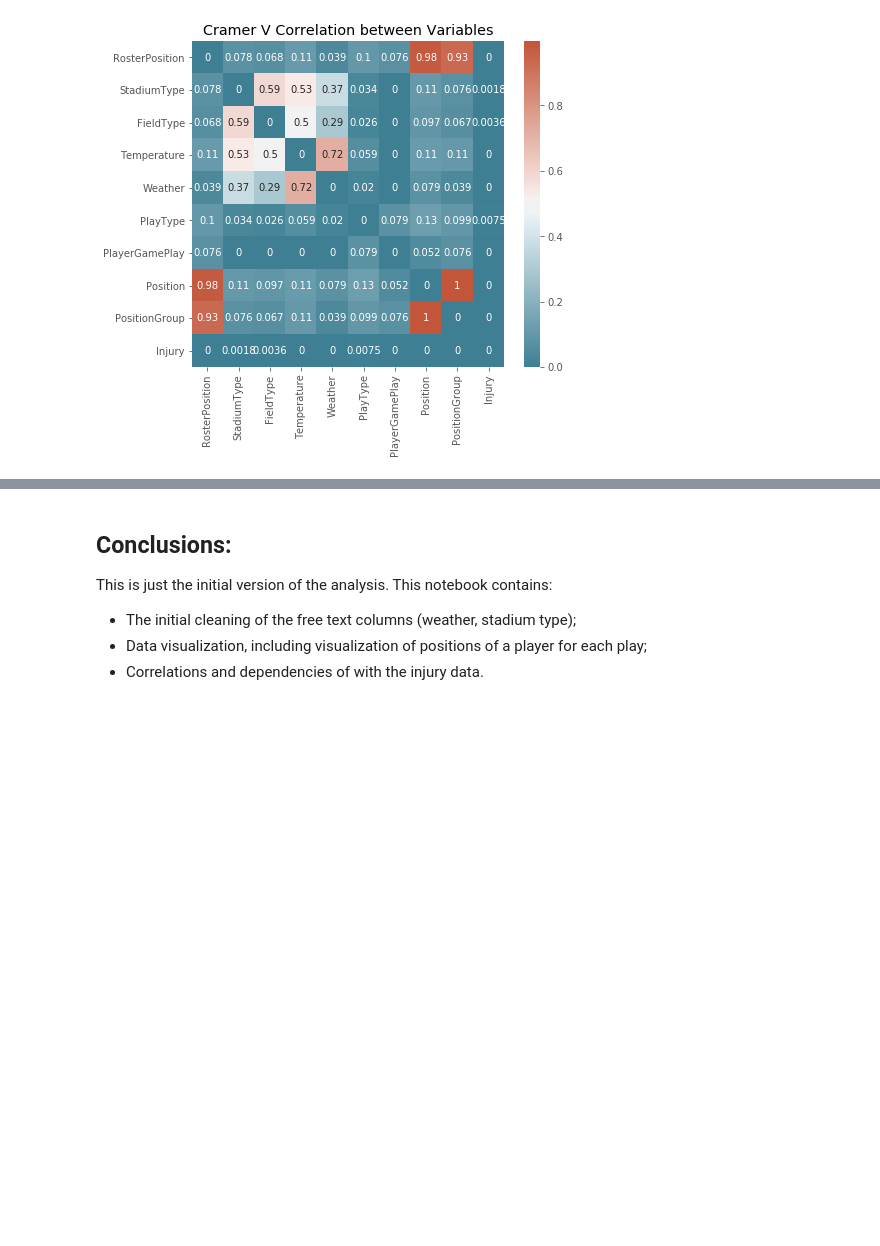
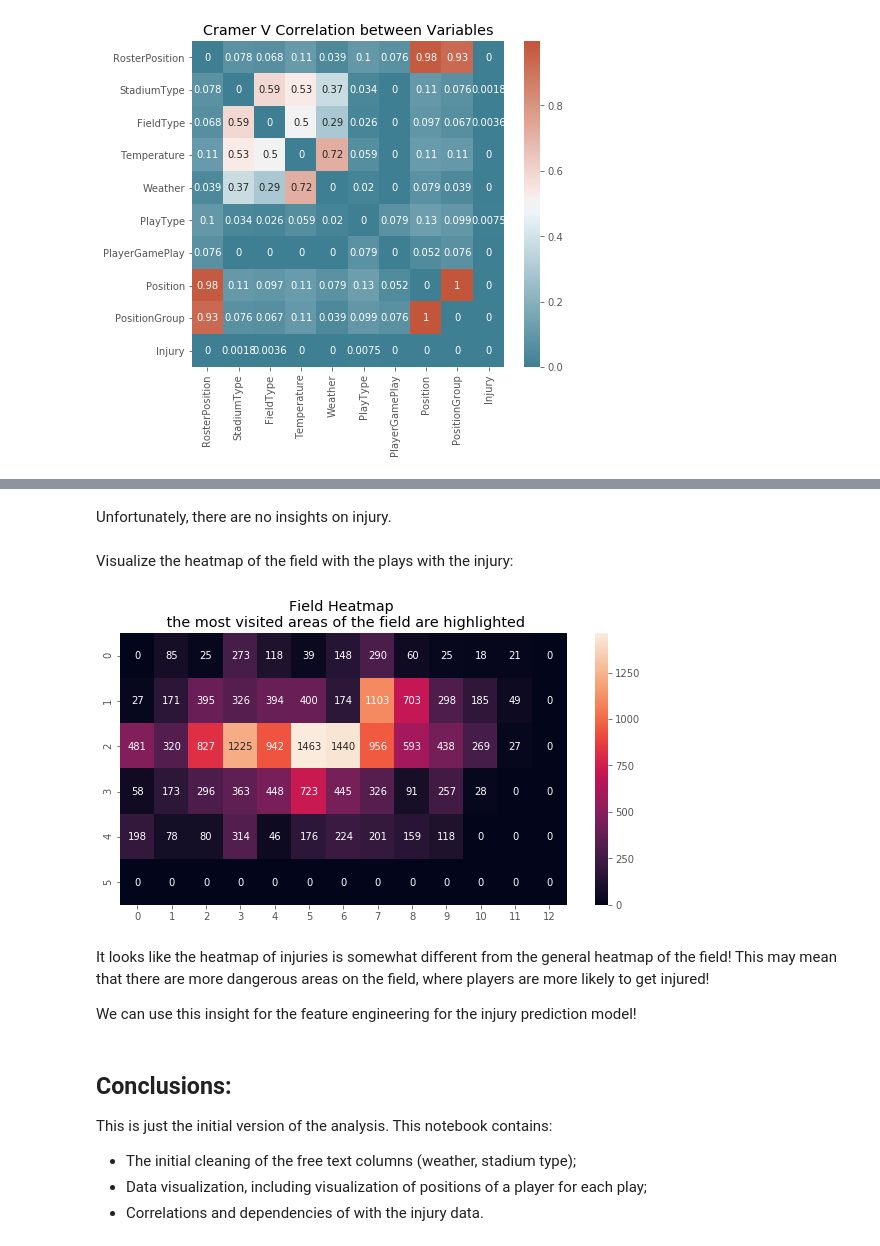
Before and after one commit to Lexie88rus/NFL-1st-and-Future, a Jupyter notebook: NFL_Injury_Analytics.ipynb, the cells around one changed output, grey strips where cells are left out. Drawn from its saved outputs; the diff is of its cells as text; code cells hidden in the pictures; blank space fills up the shorter version.

```diff
--- a/NFL_Injury_Analytics.ipynb
+++ b/NFL_Injury_Analytics.ipynb
@@ -660,3 +721,20 @@ Again, this chart shows us some obvious correlations, but still nothing correlat
+# %% [markdown]
+Unfortunately, there are no insights on injury.
+# %% [markdown]
+Visualize the heatmap of the field with the plays with the injury:
+# %%
+# find the keys of the plays related to injuries
+play_injuries = play_injury_df.reset_index().dropna()[['PlayKey']]
+# merge the playkeys associated with injuries with players' positions
+player_injuries = player_df.merge(play_injuries, on='PlayKey', how='inner') # use inner join!
+# visualize the heatmap
+visualize_field_heatmap(player_injuries, annotate = True)
+# %% [output]
+[figure, added]
+# %% [markdown]
+It looks like the heatmap of injuries is somewhat different from the general heatmap of the field! This may mean that there are more dangerous areas on the field, where players are more likely to get injured!
+
+We can use this insight for the feature engineering for the injury prediction model!
 # %% [markdown]
 ## Conclusions:
 This is just the initial version of the analysis. This notebook contains:
```
Also changed, not shown: parts of 13 cells of this notebook.
